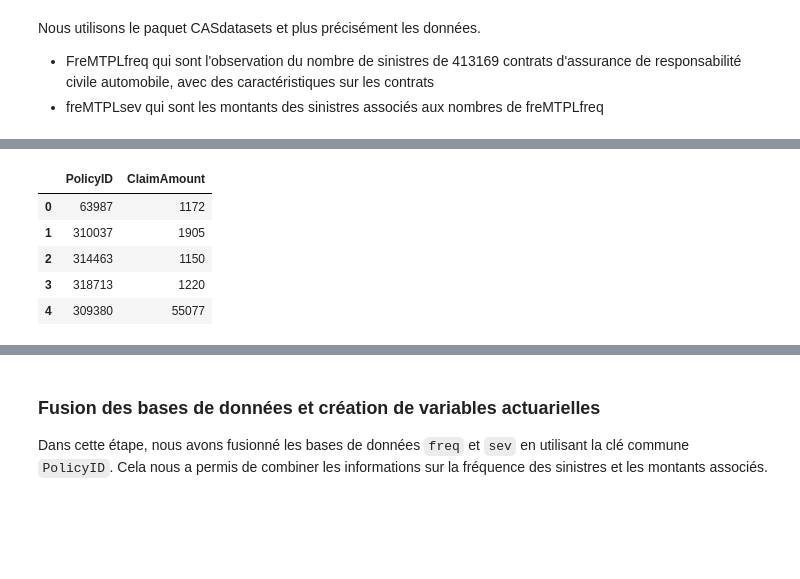
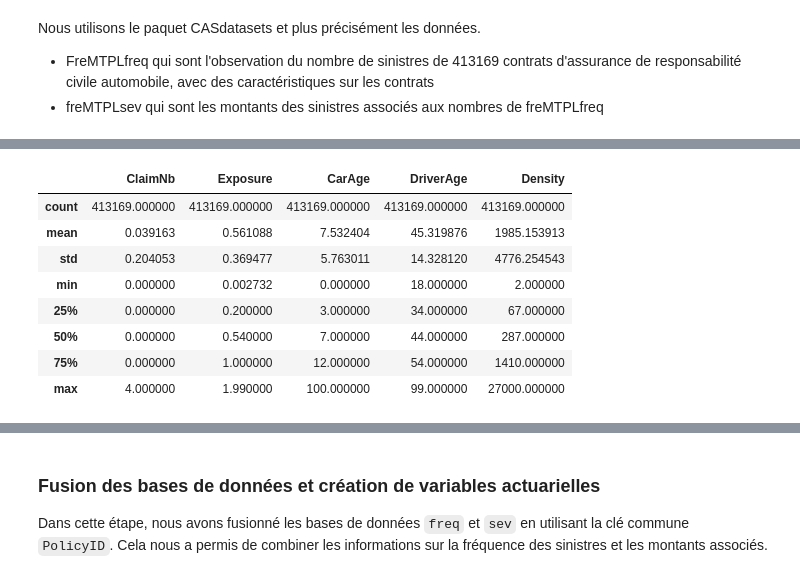
Before and after one commit to fadiblm/Projet-assurance-non-vie, a Jupyter notebook: visualisation.ipynb, the cells around one changed output, grey strips where cells are left out. Saved outputs shown, nothing was run; the diff lists cells and outputs as text; code cells hidden in the pictures; blank space fills up the shorter version.

```diff
--- a/visualisation.ipynb
+++ b/visualisation.ipynb
@@ -28,9 +35,12 @@ display(freq.head())
-# %%
-display(sev.head())
-# %% [output]
-|  | PolicyID | ClaimAmount |
-| 0 | 63987 | 1172 |
-| 1 | 310037 | 1905 |
-| 2 | 314463 | 1150 |
-| 3 | 318713 | 1220 |
-| 4 | 309380 | 55077 |
+# %%
+freq.describe()
+# %% [output]
+|  | ClaimNb | Exposure | CarAge | DriverAge | Density |
+| count | 413169.000000 | 413169.000000 | 413169.000000 | 413169.000000 | 413169.000000 |
+| mean | 0.039163 | 0.561088 | 7.532404 | 45.319876 | 1985.153913 |
+| std | 0.204053 | 0.369477 | 5.763011 | 14.328120 | 4776.254543 |
+| min | 0.000000 | 0.002732 | 0.000000 | 18.000000 | 2.000000 |
+| 25% | 0.000000 | 0.200000 | 3.000000 | 34.000000 | 67.000000 |
+| 50% | 0.000000 | 0.540000 | 7.000000 | 44.000000 | 287.000000 |
+| 75% | 0.000000 | 1.000000 | 12.000000 | 54.000000 | 1410.000000 |
+| max | 4.000000 | 1.990000 | 100.000000 | 99.000000 | 27000.000000 |
```
Also changed, not shown: parts of 12 cells of this notebook.
